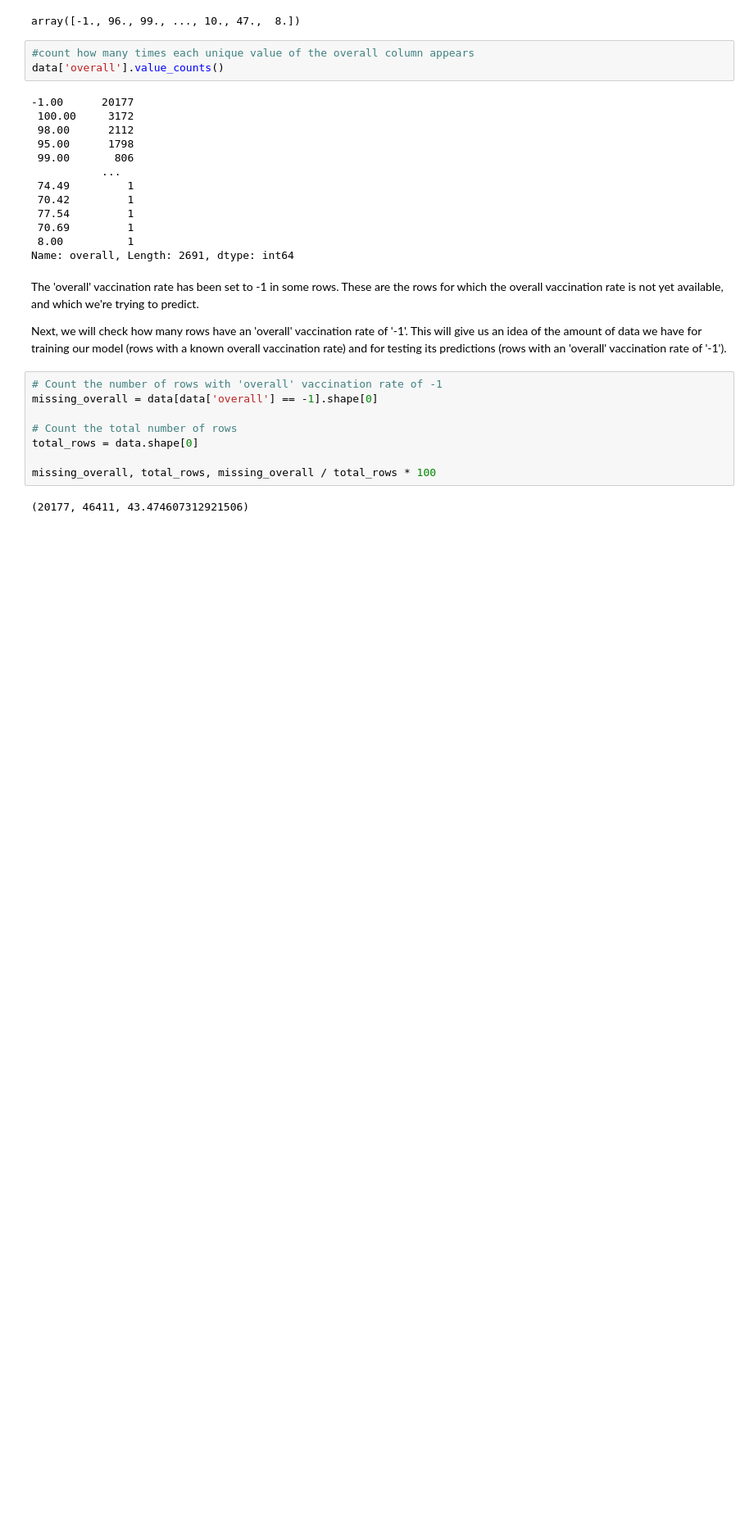
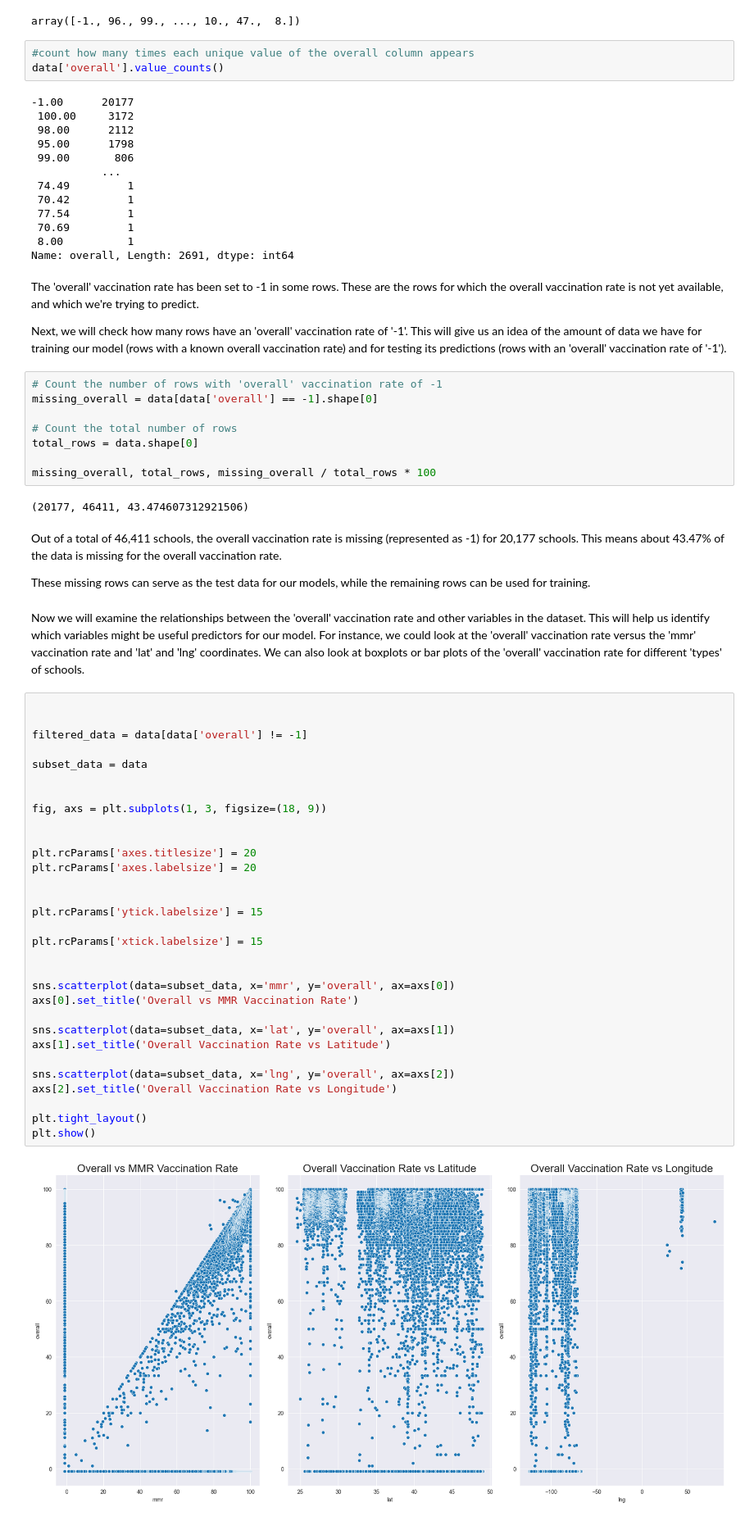
Before and after one commit to ElKokk/Measle-Dataset---Project, a Jupyter notebook: project_measles.ipynb, the cells around one changed output. Shown at 82% size. Drawn from its saved outputs; the diff is of its cells as text; blank space fills up the shorter version.

Commit message:
Training - Predictions - Validation

```diff
--- a/project_measles.ipynb
+++ b/project_measles.ipynb
@@ -65,3 +76,42 @@ total_rows = data.shape[0]
 missing_overall, total_rows, missing_overall / total_rows * 100
 # %% [output]
 (20177, 46411, 43.474607312921506)
+# %% [markdown]
+Out of a total of 46,411 schools, the overall vaccination rate is missing (represented as -1) for 20,177 schools. This means about 43.47% of the data is missing for the overall vaccination rate.
+
+These missing rows can serve as the test data for our models, while the remaining rows can be used for training.
+# %% [markdown]
+Now we will examine the relationships between the 'overall' vaccination rate and other variables in the dataset. This will help us identify which variables might be useful predictors for our model. For instance, we could look at the 'overall' vaccination rate versus the 'mmr' vaccination rate and 'lat' and 'lng' coordinates. We can also look at boxplots or bar plots of the 'overall' vaccination rate for different 'types' of schools.
+# %%
+
+
+filtered_data = data[data['overall'] != -1]
+
+subset_data = data
+
+
+fig, axs = plt.subplots(1, 3, figsize=(18, 9))
+
+
+plt.rcParams['axes.titlesize'] = 20
+plt.rcParams['axes.labelsize'] = 20
+
+
+plt.rcParams['ytick.labelsize'] = 15
+
+plt.rcParams['xtick.labelsize'] = 15
+
+
+sns.scatterplot(data=subset_data, x='mmr', y='overall', ax=axs[0])
+axs[0].set_title('Overall vs MMR Vaccination Rate')
+
+sns.scatterplot(data=subset_data, x='lat', y='overall', ax=axs[1])
+axs[1].set_title('Overall Vaccination Rate vs Latitude')
+
+sns.scatterplot(data=subset_data, x='lng', y='overall', ax=axs[2])
+axs[2].set_title('Overall Vaccination Rate vs Longitude')
+
+plt.tight_layout()
+plt.show()
+# %% [output]
+[figure, added]
```
Also changed, not shown: parts of 12 cells of this notebook.
